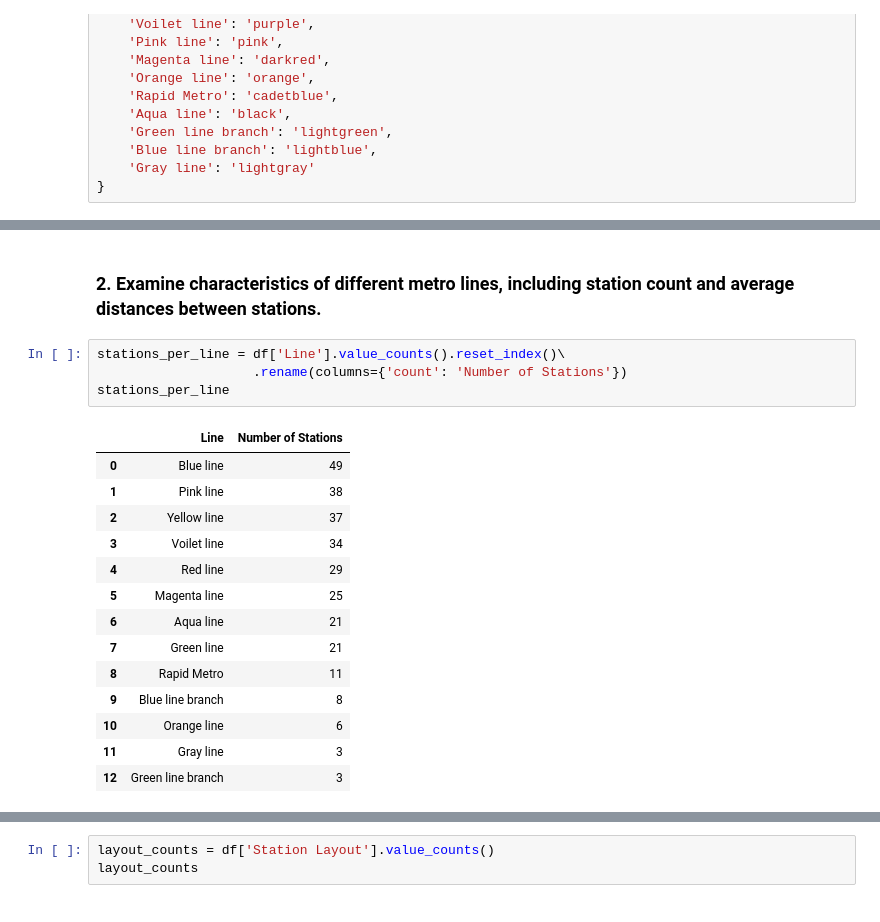
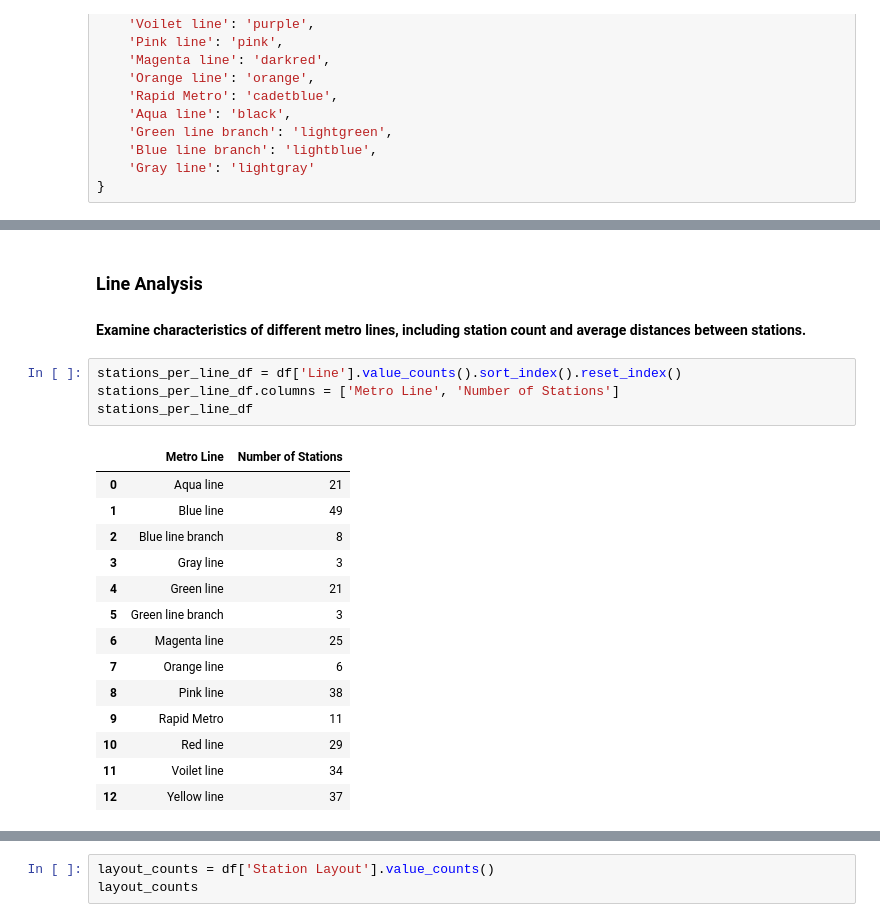
Before and after one commit to ajithpmohan/delhi-metro-network-analysis-using-python, a Jupyter notebook: main.ipynb, the cells around one changed output, grey strips where cells are left out. Drawn from its saved outputs; the diff is of its cells as text.

```diff
--- a/main.ipynb
+++ b/main.ipynb
@@ -81,25 +84,26 @@ delhi_map_with_line_tooltip
 # %% [output]
 [interactive output not drawn]
 # %% [markdown]
-### 2. Examine characteristics of different metro lines, including station count and average distances between stations.
+### Line Analysis
+#### Examine characteristics of different metro lines, including station count and average distances between stations.
 # %%
-stations_per_line = df['Line'].value_counts().reset_index()\
-                    .rename(columns={'count': 'Number of Stations'})
-stations_per_line
+stations_per_line_df = df['Line'].value_counts().sort_index().reset_index()
+stations_per_line_df.columns = ['Metro Line', 'Number of Stations']
+stations_per_line_df
 # %% [output]
-|  | Line | Number of Stations |
-| 0 | Blue line | 49 |
-| 1 | Pink line | 38 |
-| 2 | Yellow line | 37 |
-| 3 | Voilet line | 34 |
-| 4 | Red line | 29 |
-| 5 | Magenta line | 25 |
-| 6 | Aqua line | 21 |
-| 7 | Green line | 21 |
-| 8 | Rapid Metro | 11 |
-| 9 | Blue line branch | 8 |
-| 10 | Orange line | 6 |
-| 11 | Gray line | 3 |
-| 12 | Green line branch | 3 |
+|  | Metro Line | Number of Stations |
+| 0 | Aqua line | 21 |
+| 1 | Blue line | 49 |
+| 2 | Blue line branch | 8 |
+| 3 | Gray line | 3 |
+| 4 | Green line | 21 |
+| 5 | Green line branch | 3 |
+| 6 | Magenta line | 25 |
+| 7 | Orange line | 6 |
+| 8 | Pink line | 38 |
+| 9 | Rapid Metro | 11 |
+| 10 | Red line | 29 |
+| 11 | Voilet line | 34 |
+| 12 | Yellow line | 37 |
 # %%
 # calculating the total distance of each metro line (max distance from start)
```
Also changed, not shown: parts of 10 cells of this notebook.
